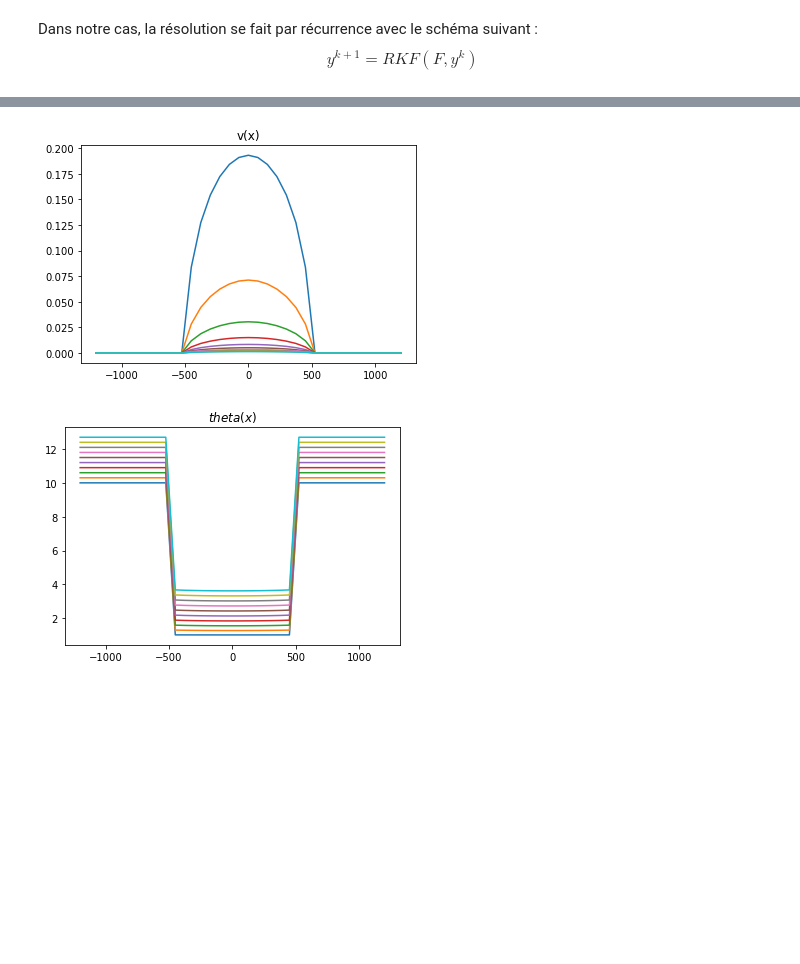
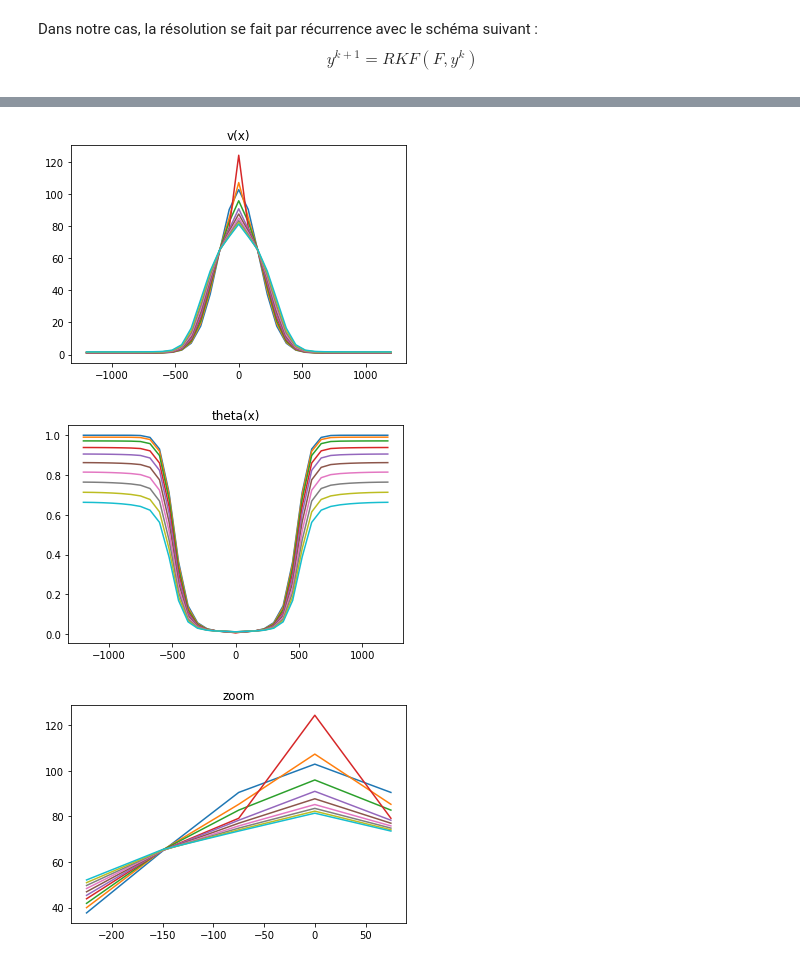
Before and after one commit to thomas-dubard/Seismes-induits, a Jupyter notebook: Modélisation.ipynb, the cells around one changed output, grey strips where cells are left out. Drawn from its saved outputs; the diff is of its cells as text; code cells hidden in the pictures; blank space fills up the shorter version.

```diff
--- a/Modélisation.ipynb
+++ b/Modélisation.ipynb
@@ -108,27 +108,24 @@ def hilbert_grad(f, deltaX) :
 #Résolution numérique de l'équation différentielle (cf. doc)
 
 def RKF(f, yk, h=1e-2, dtmin=1e-16, dtmax=1e2, tol=1e-10):
+    K = 0
     t0 = time.time()
     if h > dtmax:   #Cela empêche la fonction de marcher si c'est le cas.
         h = dtmax/2
     s = 1.
     ykk = yk
-    while s*h < dtmax:
+    while s*h < dtmax and K < 30:
         k1 = h * f(yk)
-        print('k1='+str(k1))
         k2 = h * f(yk + k1/4)
-        print('k2='+str(k2))
         k3 = h * f(yk + 3*k1/32 + 9*k2/32)
-        print('k3='+str(k3))
         k4 = h * f(yk + 1932*k1/2197 - 7200*k2/2197 + 7296*k3/2197)
-        print('k4='+str(k4))
         k5 = h * f(yk + 439*k1/216 - 8*k2 + 3680*k3/513 - 845*k4/4104)
-        print('k5='+str(k5))
         k6 = h * f(yk - 8*k1/27 + 2*k2 - 3544*k3/2565 + 1859*k4/4104 - 11*k5/40)
-        print('k6='+str(k6))
         ykk = yk + 25*k1/216 + 1408*k3/2565 + 2197*k4/4104 - k5/5
+        print('ykk='+str(ykk))
         zkk = yk + 16*k1/135 + 6656*k3/12825 + 28561*k4/56430 - 9*k5/50 + 2*k6/55
         erreur = np.linalg.norm(zkk - ykk)
+        K = K +1
         if erreur < tol:
             return ykk, h
         s = (h / (2 * erreur))**0.25
@@ -148,7 +145,8 @@ $$\dot y^k = \left( \begin{array}{rcl} \dot \varphi^k \\ \dot \nu^k \end{array}
 def phidot(phi, nu):
     v = np.exp(phi)
     theta = np.exp(nu)
-    return (v - 1/theta - 1/2*hilbert_grad(v, deltaX) + taubbardot*np.ones(I+1))/(alpha+beta*v)
+    H = hilbert_grad(v, deltaX)
+    return (v - 1/theta - 1/2*H + taubbardot*np.ones(I+1))/(alpha+beta*v)
 
 def nudot(phi, nu):
     v = np.exp(phi)
@@ -158,7 +156,10 @@ def nudot(phi, nu):
 def F(y):
     phi = y[0]
     nu = y[1]
-    return np.array([phidot(phi, nu), nudot(phi, nu)])
+    F1 = phidot(phi, nu)
+    F2 = nudot(phi, nu)
+    plt.plot(x, F1)
+    return np.array([F1, F2])
 # %% [markdown]
 Dans notre cas, la résolution se fait par récurrence avec le schéma suivant :
 $$y^{k+1} = RKF(F, y^k)$$
@@ -195,9 +196,10 @@ plt.show()
 [figure]
 # %%
-C = np.exp(-x**2/(d**2/5))*0.2
+C = np.exp(-x**2/(d**2/5))*100 + np.ones(I+1)
 plt.plot(x,C)
 plt.show()
-D = np.ones(len(x))-C
+
+D = 1/C
 plt.plot(x,D)
 plt.show()
 # %% [output]
@@ -206,6 +208,6 @@ plt.show()
 # %%
-phik = np.log(A)
-nuk = np.log(B)
+phik = np.log(C)
+nuk = np.log(D)
 
 yk = np.array([phik, nuk])
 
@@ -239,15 +242,21 @@ k1=[[ 2.24577665e-06  2.33290930e-06  2.39362995e-06  2.70198418e-06
 # %%
 #Affichage
 
-for n in range(1, N, 30):
+for n in range(1, N, 10):
     plt.plot(x, np.exp(Phi[n]))
 plt.title('v(x)')
 plt.show()
 
-for n in range(1, N, 30):
+for n in range(1, N, 10):
     plt.plot(x, np.exp(Nu[n]))
-plt.title('$theta(x)$')
+plt.title('theta(x)')
 plt.show()
+
+for n in range(1, N, 10):
+    plt.plot(x[13:18], np.exp(Phi[n])[13:18])
+plt.title('zoom')
+plt.show()
 # %% [output]
-[figure, old version]
+[figure, new version]
-[figure, old version]
+[figure, new version]
+[figure, added]
```
Also changed, not shown: parts of 4 cells of this notebook.
